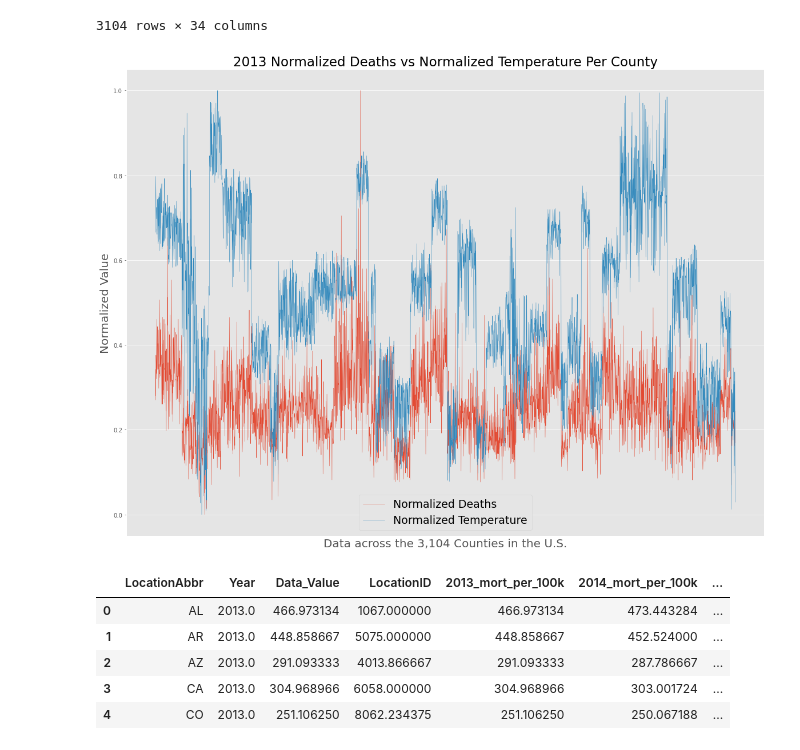
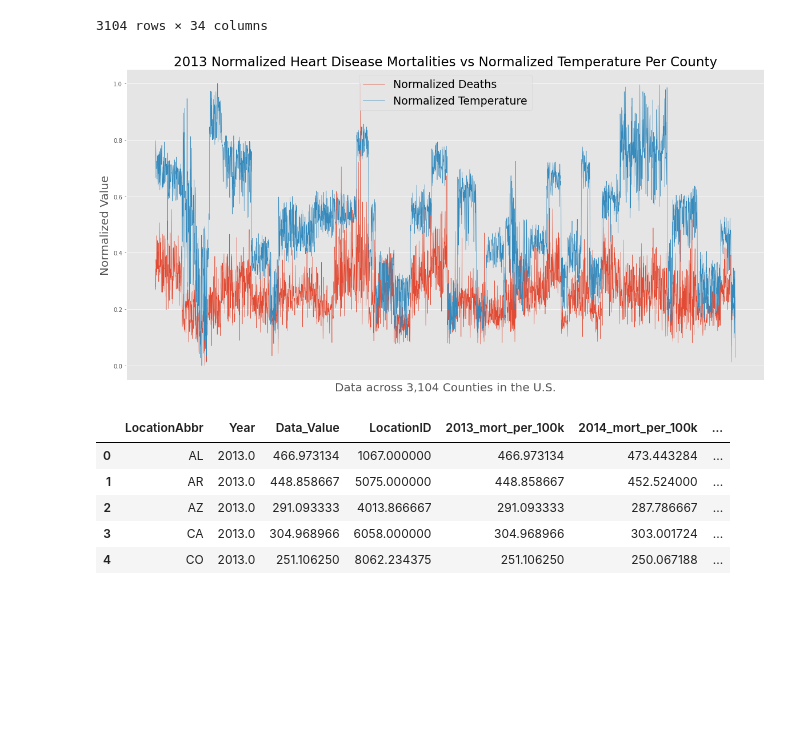
Before and after one commit to NathanKuneman/determining-heart-disease-mortality-factors, a Jupyter notebook: notebooks/EDA.ipynb, the cells around one changed output. Cells and saved outputs as stored; diff of their text form; code cells hidden in the pictures; blank space fills up the shorter version.

```diff
--- a/notebooks/EDA.ipynb
+++ b/notebooks/EDA.ipynb
@@ -106,17 +106,17 @@ data_set
 data_set['2013_norm_deaths'] = (data_set['2013_mort_per_100k']-data_set['2013_mort_per_100k'].min())/(data_set['2013_mort_per_100k'].max()-data_set['2013_mort_per_100k'].min())
 data_set['2013_norm_temp'] = (data_set['2013_average_temp']-data_set['2013_average_temp'].min())/(data_set['2013_average_temp'].max()-data_set['2013_average_temp'].min())
 # %%
-fig, ax = plt.subplots(figsize=(20,15))
-ax.plot(data_set['2013_norm_deaths'], label='Normalized Deaths', linewidth=.5)
-ax.plot(data_set['2013_norm_temp'], label='Normalized Temperature', linewidth=.5)
-ax.set_title('2013 Normalized Deaths vs Normalized Temperature Per County', size=23)
+fig, ax = plt.subplots(figsize=(20,10))
+ax.plot(data_set['2013_norm_deaths'], label='Normalized Deaths', linewidth=.6)
+ax.plot(data_set['2013_norm_temp'], label='Normalized Temperature', linewidth=.6)
+ax.set_title('2013 Normalized Heart Disease Mortalities vs Normalized Temperature Per County', size=23)
 ax.set_xticks([])
 ax.set_ylabel('Normalized Value', size=20)
-ax.set_xlabel('Data across the 3,104 Counties in the U.S.', size=20)
+ax.set_xlabel('Data across 3,104 Counties in the U.S.', size=20)
 ax.legend(prop={'size': 19})
 plt.savefig('../images/normalized_temp_death.jpg', bbox_inches='tight')
 # %% [output]
-[figure, old version]
+[figure, new version]
 # %%
 states = data_set.groupby('LocationAbbr').mean()
 states = states.reset_index()
```
Also changed, not shown: parts of 6 cells of this notebook, 6 other files.
